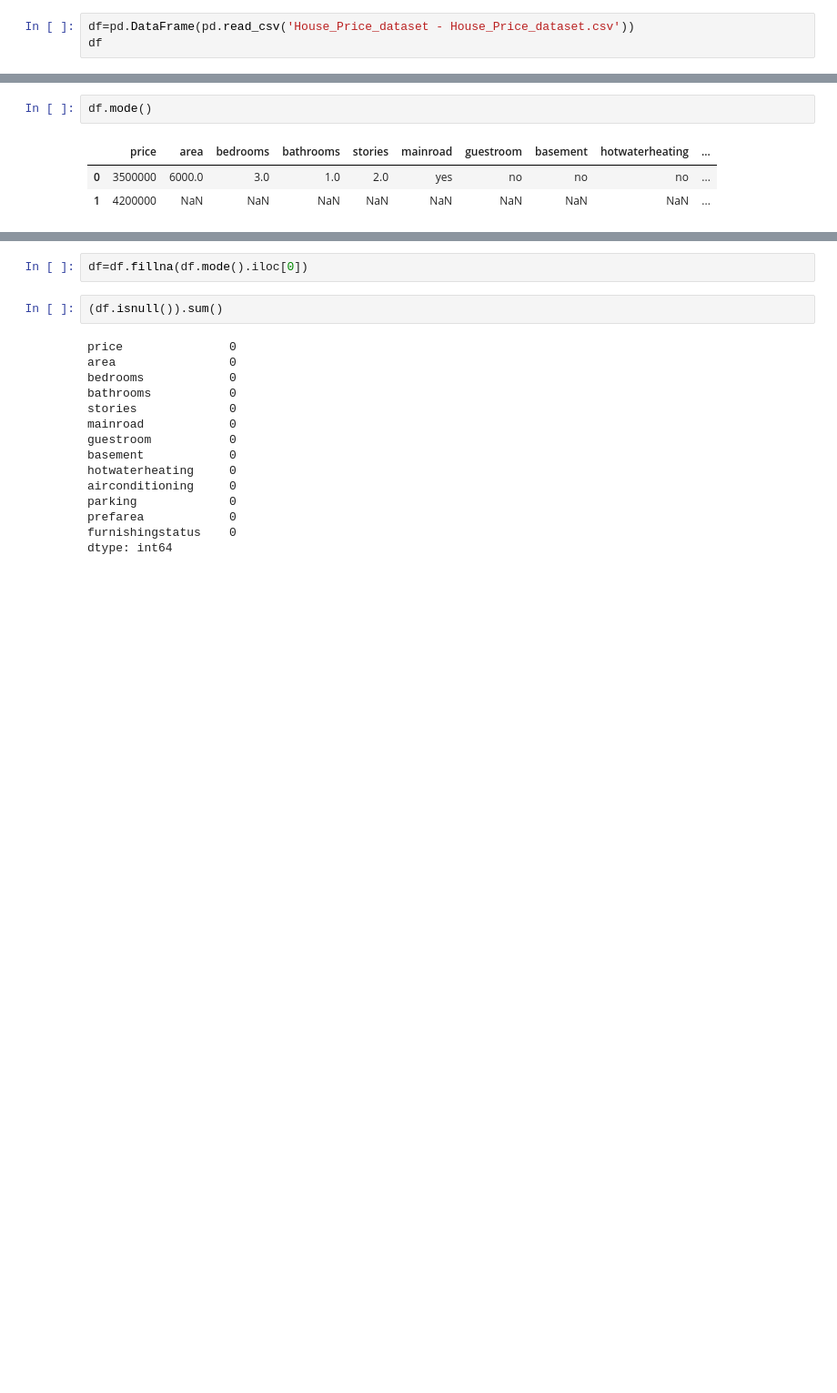
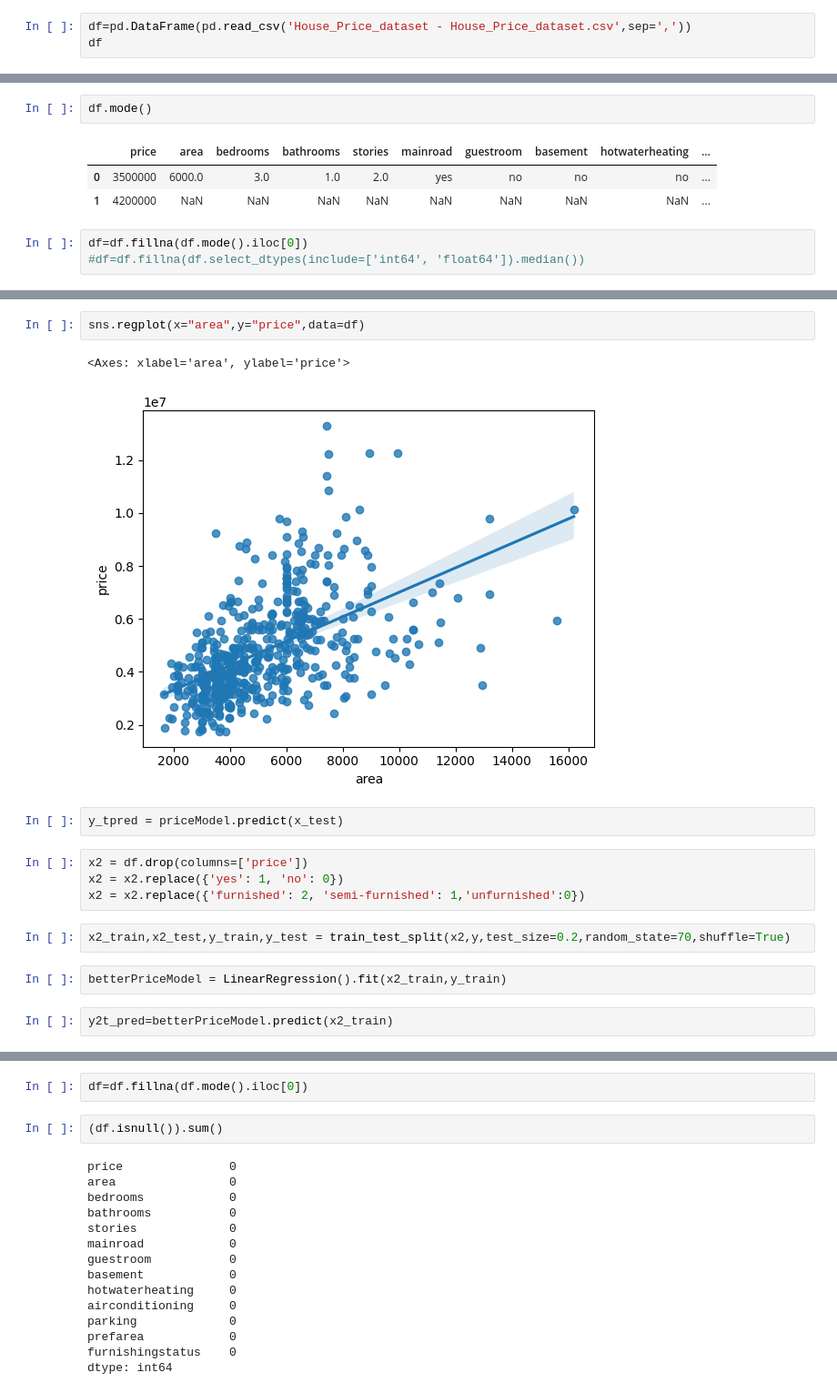
Before and after one commit to AryanParihar0716/TE-IT-ML-Practicals, a Jupyter notebook: Assignment_2.ipynb, the cells around one changed output, grey strips where cells are left out. Shown: that part at 91% size. Drawn from its saved outputs; the diff is of its cells as text; blank space fills up the shorter version.

```diff
--- a/Assignment_2.ipynb
+++ b/Assignment_2.ipynb
@@ -8,7 +8,7 @@ from sklearn.metrics import mean_squared_error, mean_absolute_error, r2_score
 # %%
 #Data Preprocessing
 # %%
-df=pd.DataFrame(pd.read_csv('House_Price_dataset - House_Price_dataset.csv'))
+df=pd.DataFrame(pd.read_csv('House_Price_dataset - House_Price_dataset.csv',sep=','))
 df
 # %% [output]
 |  | price | area | bedrooms | bathrooms | stories | mainroad | guestroom | basement | hotwaterheating | ... |
@@ -62,3 +89,6 @@ df.mode()
 |  | price | area | bedrooms | bathrooms | stories | mainroad | guestroom | basement | hotwaterheating | ... |
 | 0 | 3500000 | 6000.0 | 3.0 | 1.0 | 2.0 | yes | no | no | no | ... |
 | 1 | 4200000 | NaN | NaN | NaN | NaN | NaN | NaN | NaN | NaN | ... |
+# %%
+df=df.fillna(df.mode().iloc[0])
+#df=df.fillna(df.select_dtypes(include=['int64', 'float64']).median())
@@ -64,0 +134,17 @@ df.mode()
+# %%
+sns.regplot(x="area",y="price",data=df)
+# %% [output]
+<Axes: xlabel='area', ylabel='price'>
+[figure, added]
+# %%
+y_tpred = priceModel.predict(x_test)
+# %%
+x2 = df.drop(columns=['price'])
+x2 = x2.replace({'yes': 1, 'no': 0})
+x2 = x2.replace({'furnished': 2, 'semi-furnished': 1,'unfurnished':0})
+# %%
+x2_train,x2_test,y_train,y_test = train_test_split(x2,y,test_size=0.2,random_state=70,shuffle=True)
+# %%
+betterPriceModel = LinearRegression().fit(x2_train,y_train)
+# %%
+y2t_pred=betterPriceModel.predict(x2_train)
```
Also changed, not shown: parts of 30 cells of this notebook.
